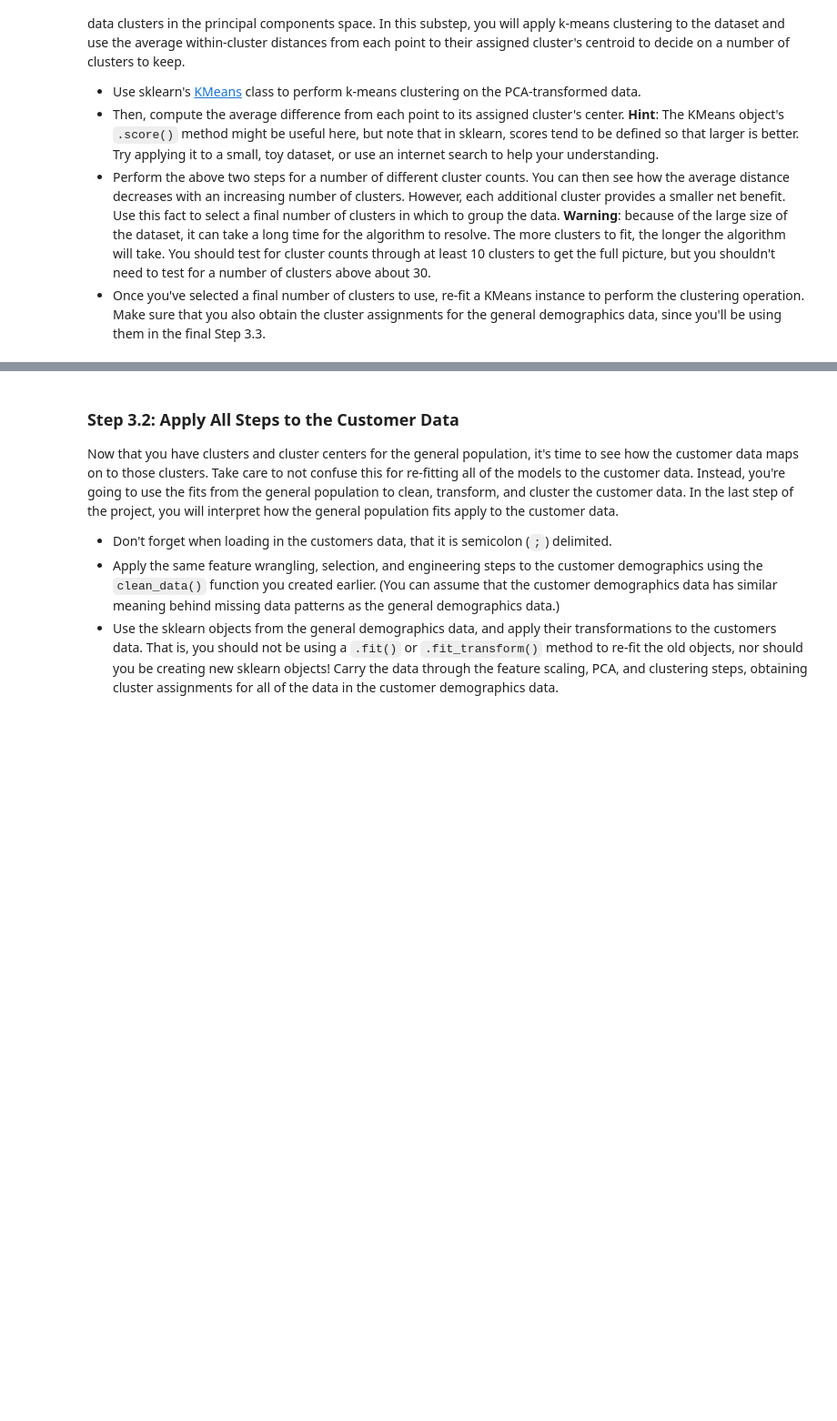
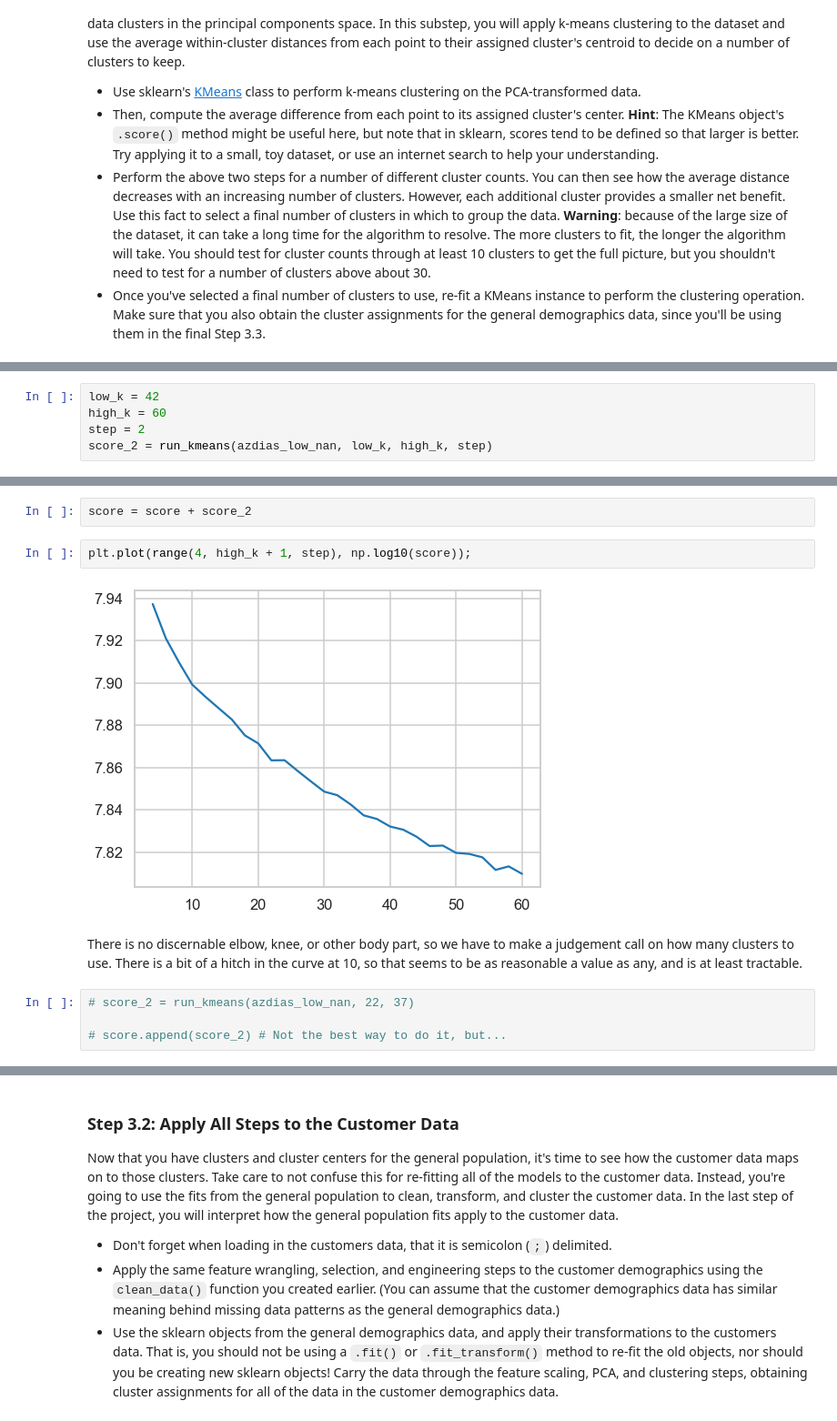
Before and after one commit to tom-itl/Machine_Learning, a Jupyter notebook: Identify_Customer_Segments.ipynb, the cells around one changed output, grey strips where cells are left out. Shown at 91% size. Cells and saved outputs as stored; diff of their text form; blank space fills up the shorter version.

```diff
--- a/Identify_Customer_Segments.ipynb
+++ b/Identify_Customer_Segments.ipynb
@@ -1278,0 +1319,5 @@ You've assessed and cleaned the demographics data, then scaled and transformed t
+# %%
+low_k = 42
+high_k = 60
+step = 2
+score_2 = run_kmeans(azdias_low_nan, low_k, high_k, step)
@@ -1278,0 +1335,12 @@ You've assessed and cleaned the demographics data, then scaled and transformed t
+# %%
+score = score + score_2
+# %%
+plt.plot(range(4, high_k + 1, step), np.log10(score));
+# %% [output]
+[figure, added]
+# %% [markdown]
+There is no discernable elbow, knee, or other body part, so we have to make a judgement call on how many clusters to use. There is a bit of a hitch in the curve at 10, so that seems to be as reasonable a value as any, and is at least tractable.
+# %%
+# score_2 = run_kmeans(azdias_low_nan, 22, 37)
+
+# score.append(score_2) # Not the best way to do it, but...
```
Also changed, not shown: parts of 38 cells of this notebook.
